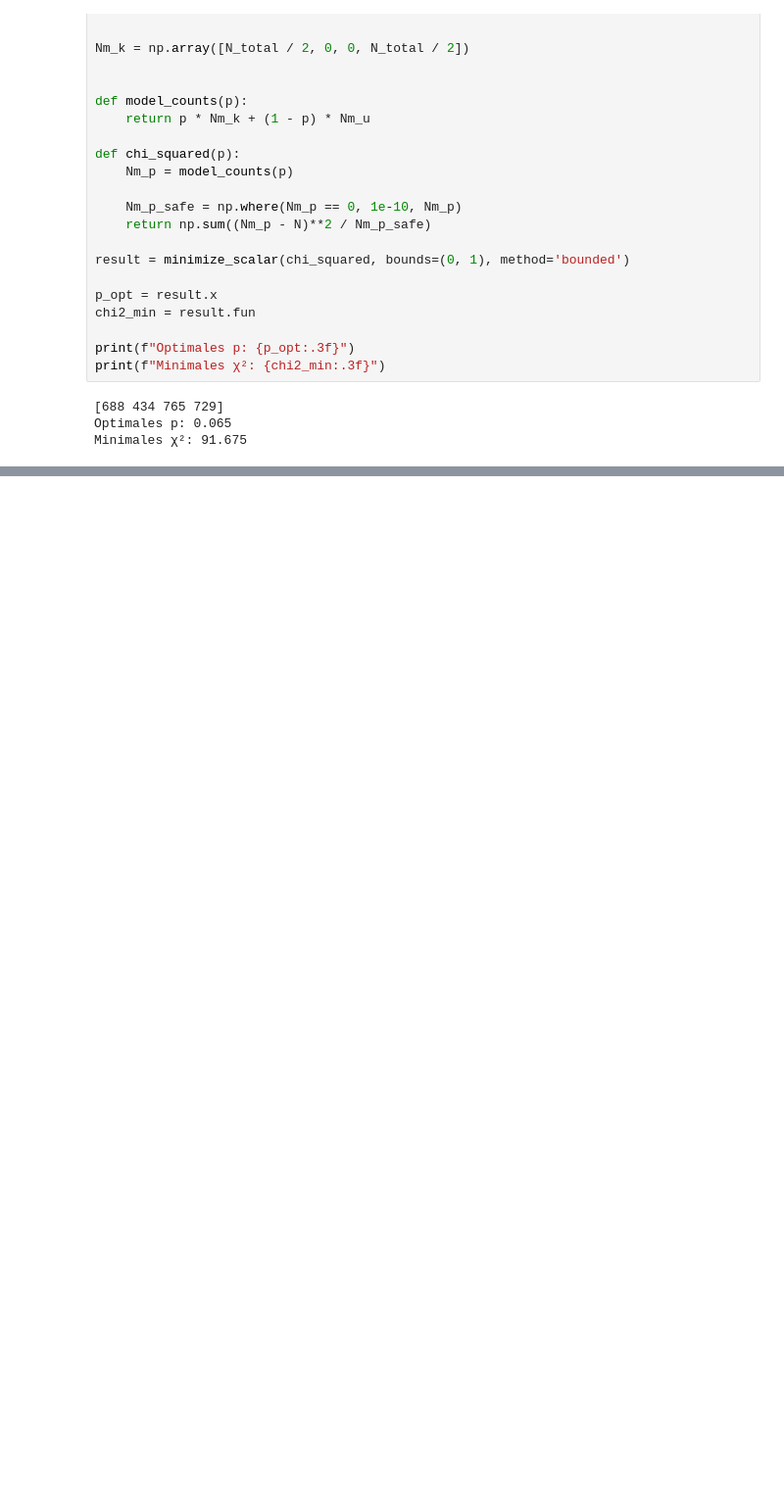
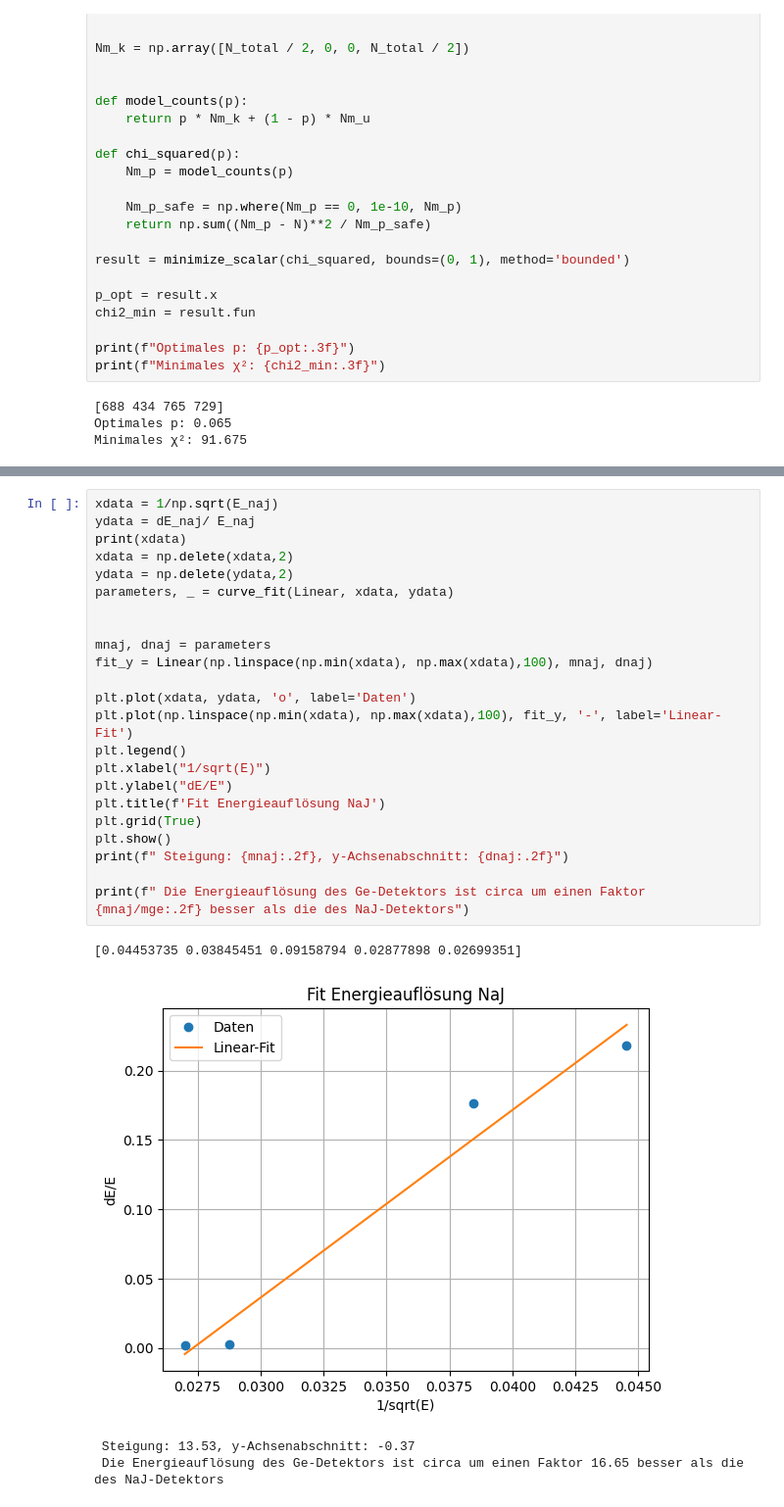
Before and after one commit to caesar2003/P4-Gamma-Coincidence-Spectroscopy, a Jupyter notebook: auswertung.ipynb, the cells around one changed output, grey strips where cells are left out. Shown at 98% size. Drawn from its saved outputs; the diff is of its cells as text; blank space fills up the shorter version.

```diff
--- a/auswertung.ipynb
+++ b/auswertung.ipynb
@@ -753,0 +807,28 @@ Minimales χ²: 91.675
+# %%
+xdata = 1/np.sqrt(E_naj)
+ydata = dE_naj/ E_naj
+print(xdata)
+xdata = np.delete(xdata,2)
+ydata = np.delete(ydata,2)
+parameters, _ = curve_fit(Linear, xdata, ydata)
+
+
+mnaj, dnaj = parameters
+fit_y = Linear(np.linspace(np.min(xdata), np.max(xdata),100), mnaj, dnaj)
+
+plt.plot(xdata, ydata, 'o', label='Daten')
+plt.plot(np.linspace(np.min(xdata), np.max(xdata),100), fit_y, '-', label='Linear-Fit')
+plt.legend()
+plt.xlabel("1/sqrt(E)")
+plt.ylabel("dE/E")
+plt.title(f'Fit Energieauflösung NaJ')
+plt.grid(True)
+plt.show()
+print(f" Steigung: {mnaj:.2f}, y-Achsenabschnitt: {dnaj:.2f}")
+
+print(f" Die Energieauflösung des Ge-Detektors ist circa um einen Faktor {mnaj/mge:.2f} besser als die des NaJ-Detektors")
+# %% [output]
+[0.04453735 0.03845451 0.09158794 0.02877898 0.02699351]
+[figure, added]
+ Steigung: 13.53, y-Achsenabschnitt: -0.37
+ Die Energieauflösung des Ge-Detektors ist circa um einen Faktor 16.65 besser als die des NaJ-Detektors
```
Also changed, not shown: parts of 9 cells of this notebook, 10 other files.
